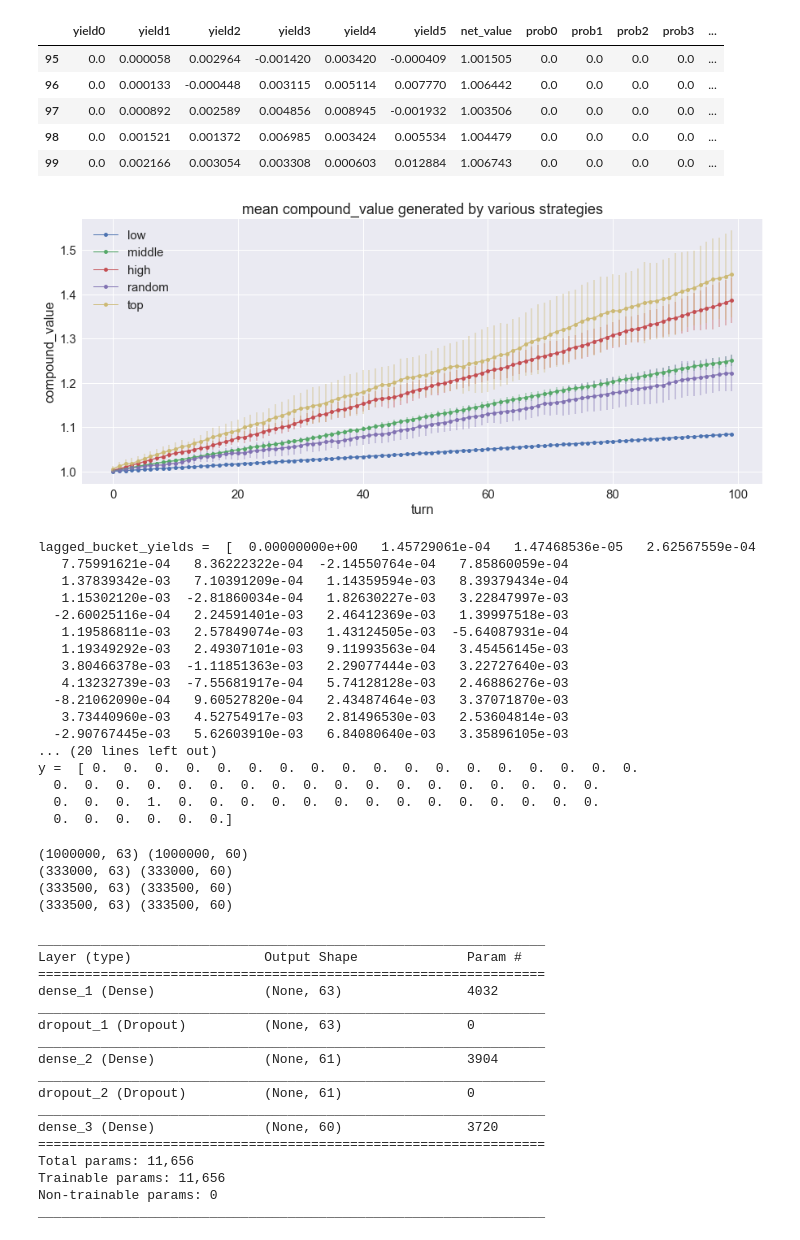
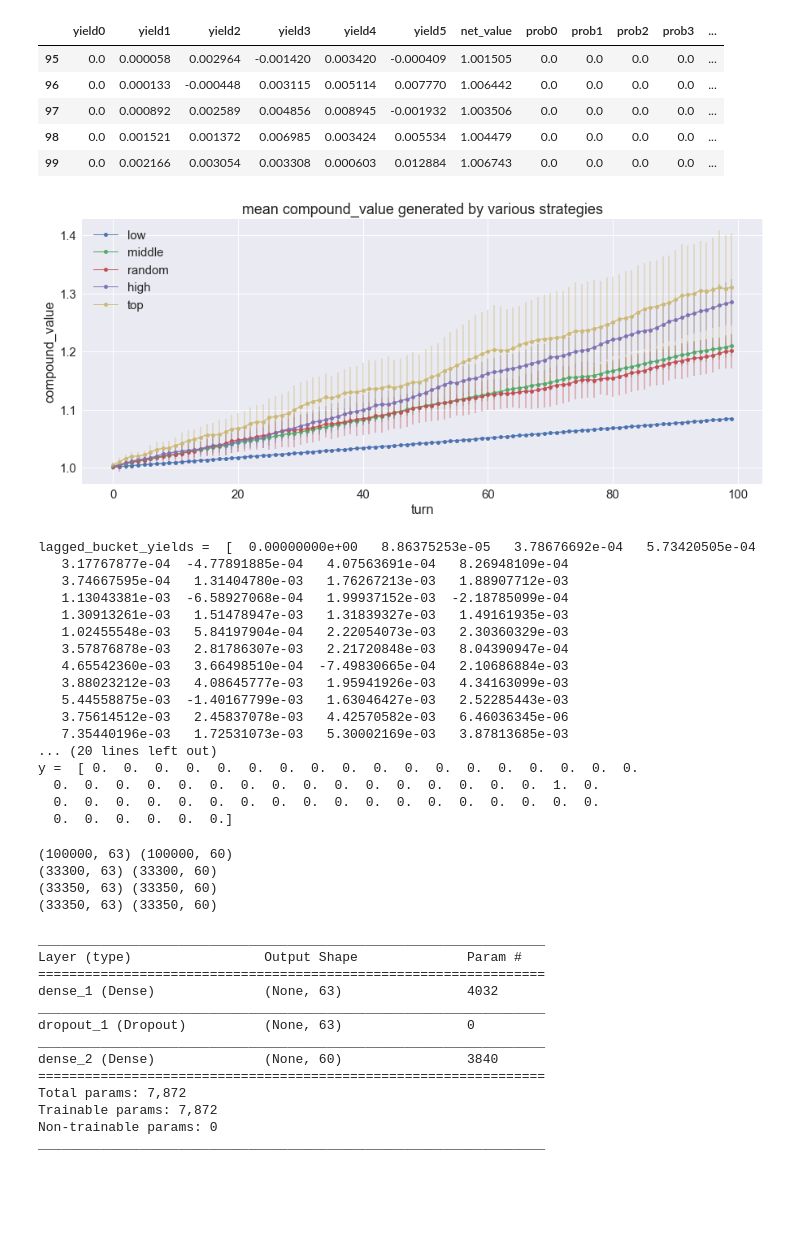
Before and after one commit to joehahn/hivemind, a Jupyter notebook: hivemind.ipynb, the cells around one changed output. Saved outputs shown, nothing was run; the diff lists cells and outputs as text; code cells hidden in the pictures; blank space fills up the shorter version.

```diff
--- a/hivemind.ipynb
+++ b/hivemind.ipynb
@@ -147,33 +147,33 @@ net_values.tail()
 # %%
 #play 10 games per each strategy and plot their average compound_value vs turn
 N_games = 10
 N_buckets = 60
 lag = 1
 N_turns = 100
-strategies = ['low', 'middle', 'high', 'random', 'top']
+strategies = ['low', 'middle', 'random', 'high', 'top']
 fig, ax = plt.subplots(1,1, figsize=(15, 6))
 all_net_values = pd.DataFrame()
 for strategy in strategies:
     for idx in range(N_games):
         actual_bucket_yields, _, lagged_bucket_yields, _, _, _, _ = make_bucket_yields(N_buckets, N_turns, SNR, lag)
         net_values = compute_net_value(actual_bucket_yields, lagged_bucket_yields, weather, weather_onehot, \
             strategy, model=None)
         net_values['strategy'] = strategy
         all_net_values = all_net_values.append(net_values, ignore_index=True)
 g = all_net_values.groupby(['strategy', 'turn'], as_index=False)['compound_value'].agg(['mean', 'std', 'count'])
 for strategy in strategies:
     strategy_results = g.loc[strategy]
     xp = strategy_results.index
     yp = strategy_results['mean'].values
     yerr = strategy_results['std'].values
     p = ax.plot(xp, yp, linewidth=1, marker='o', markersize=5, label=strategy)
     p = ax.errorbar(xp, yp, yerr=yerr, alpha=0.4, color=p[0].get_color())
 p = ax.set_title('mean compound_value generated by various strategies')
 p = ax.set_ylabel('compound_value')
 p = ax.set_xlabel('turn')
 p = ax.legend()
 # %% [output]
-[figure, old version]
+[figure, new version]
 # %%
 #generate lots of test-train-validate data: lagged_bucket_yields and best_bucket
 N_buckets = 60
@@ -193,22 +193,22 @@ print 'x = ', x[idx]
 y = best_bucket
 print 'y = ', y[idx]
 # %% [output]
-lagged_bucket_yields =  [  0.00000000e+00   1.45729061e-04   1.47468536e-05   2.62567559e-04
-   7.75991621e-04   8.36222322e-04  -2.14550764e-04   7.85860059e-04
-   1.37839342e-03   7.10391209e-04   1.14359594e-03   8.39379434e-04
-   1.15302120e-03  -2.81860034e-04   1.82630227e-03   3.22847997e-03
-  -2.60025116e-04   2.24591401e-03   2.46412369e-03   1.39997518e-03
-   1.19586811e-03   2.57849074e-03   1.43124505e-03  -5.64087931e-04
-   1.19349292e-03   2.49307101e-03   9.11993563e-04   3.45456145e-03
-   3.80466378e-03  -1.11851363e-03   2.29077444e-03   3.22727640e-03
-   4.13232739e-03  -7.55681917e-04   5.74128128e-03   2.46886276e-03
-  -8.21062090e-04   9.60527820e-04   2.43487464e-03   3.37071870e-03
-   3.73440960e-03   4.52754917e-03   2.81496530e-03   2.53604814e-03
-  -2.90767445e-03   5.62603910e-03   6.84080640e-03   3.35896105e-03
+lagged_bucket_yields =  [  0.00000000e+00   8.86375253e-05   3.78676692e-04   5.73420505e-04
+   3.17767877e-04  -4.77891885e-04   4.07563691e-04   8.26948109e-04
+   3.74667595e-04   1.31404780e-03   1.76267213e-03   1.88907712e-03
+   1.13043381e-03  -6.58927068e-04   1.99937152e-03  -2.18785099e-04
+   1.30913261e-03   1.51478947e-03   1.31839327e-03   1.49161935e-03
+   1.02455548e-03   5.84197904e-04   2.22054073e-03   2.30360329e-03
+   3.57876878e-03   2.81786307e-03   2.21720848e-03   8.04390947e-04
+   4.65542360e-03   3.66498510e-04  -7.49830665e-04   2.10686884e-03
+   3.88023212e-03   4.08645777e-03   1.95941926e-03   4.34163099e-03
+   5.44558875e-03  -1.40167799e-03   1.63046427e-03   2.52285443e-03
+   3.75614512e-03   2.45837078e-03   4.42570582e-03   6.46036345e-06
+   7.35440196e-03   1.72531073e-03   5.30002169e-03   3.87813685e-03
 ... (20 lines left out)
 y =  [ 0.  0.  0.  0.  0.  0.  0.  0.  0.  0.  0.  0.  0.  0.  0.  0.  0.  0.
+  0.  0.  0.  0.  0.  0.  0.  0.  0.  0.  0.  0.  0.  0.  0.  0.  1.  0.
   0.  0.  0.  0.  0.  0.  0.  0.  0.  0.  0.  0.  0.  0.  0.  0.  0.  0.
-  0.  0.  0.  1.  0.  0.  0.  0.  0.  0.  0.  0.  0.  0.  0.  0.  0.  0.
   0.  0.  0.  0.  0.  0.]
 # %%
 #test-train-validation split is 1:1:1
@@ -224,17 +224,18 @@ print x_train.shape, y_train.shape
 print x_test.shape, y_test.shape
 print x_validate.shape, y_validate.shape
 # %% [output]
-(1000000, 63) (1000000, 60)
-(333000, 63) (333000, 60)
-(333500, 63) (333500, 60)
-(333500, 63) (333500, 60)
+(100000, 63) (100000, 60)
+(33300, 63) (33300, 60)
+(33350, 63) (33350, 60)
+(33350, 63) (33350, 60)
 # %%
 #build MLP classification model
 N_inputs = x.shape[1]
 N_outputs = y.shape[1]
-N_middle_layer = (N_inputs + N_outputs)/2
-dropout_fraction = 0.25
-model = mlp_classifier(N_inputs, N_middle_layer, N_outputs, dropout_fraction)
+N_middle_layer = 0*N_outputs
+dropout_fraction = 0.0
+l1_arg = 0.0
+model = mlp_classifier(N_inputs, N_middle_layer, N_outputs, dropout_fraction, l1_arg=l1_arg)
 model.summary()
 # %% [output]
 _________________________________________________________________
@@ -244,14 +245,10 @@ dense_1 (Dense)              (None, 63)                4032
 _________________________________________________________________
 dropout_1 (Dropout)          (None, 63)                0
 _________________________________________________________________
-dense_2 (Dense)              (None, 61)                3904
-_________________________________________________________________
-dropout_2 (Dropout)          (None, 61)                0
-_________________________________________________________________
-dense_3 (Dense)              (None, 60)                3720
+dense_2 (Dense)              (None, 60)                3840
 =================================================================
-Total params: 11,656
-Trainable params: 11,656
+Total params: 7,872
+Trainable params: 7,872
 Non-trainable params: 0
 _________________________________________________________________
 # %%
```
Also changed, not shown: parts of 9 cells of this notebook, 2 other files.
